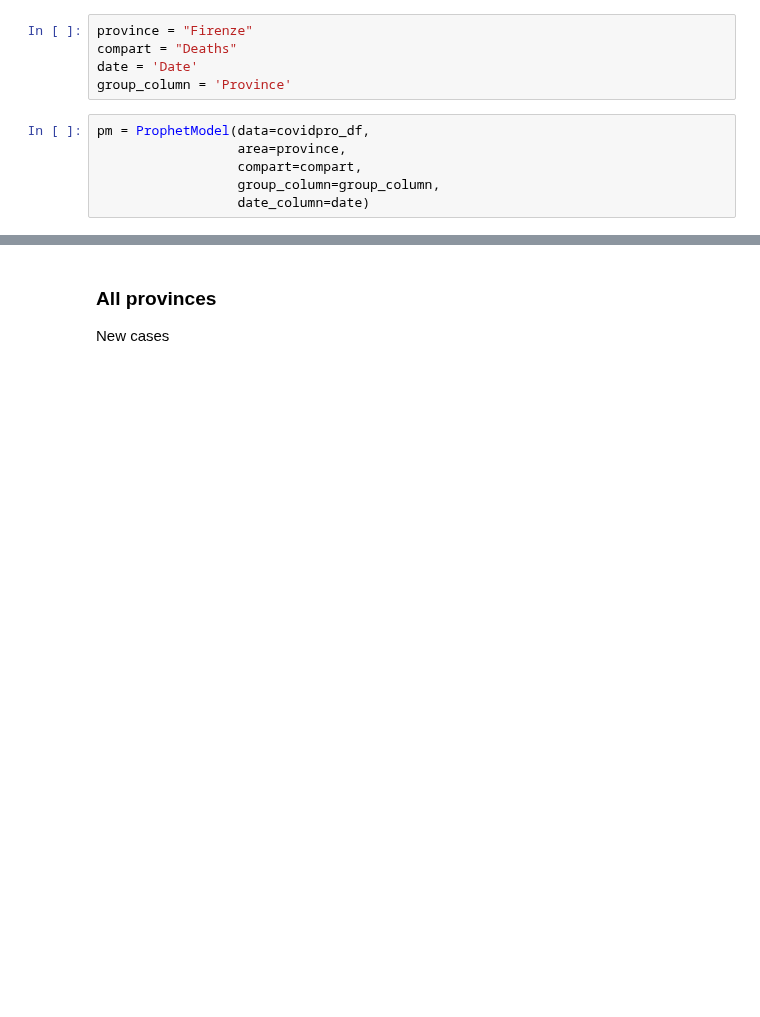
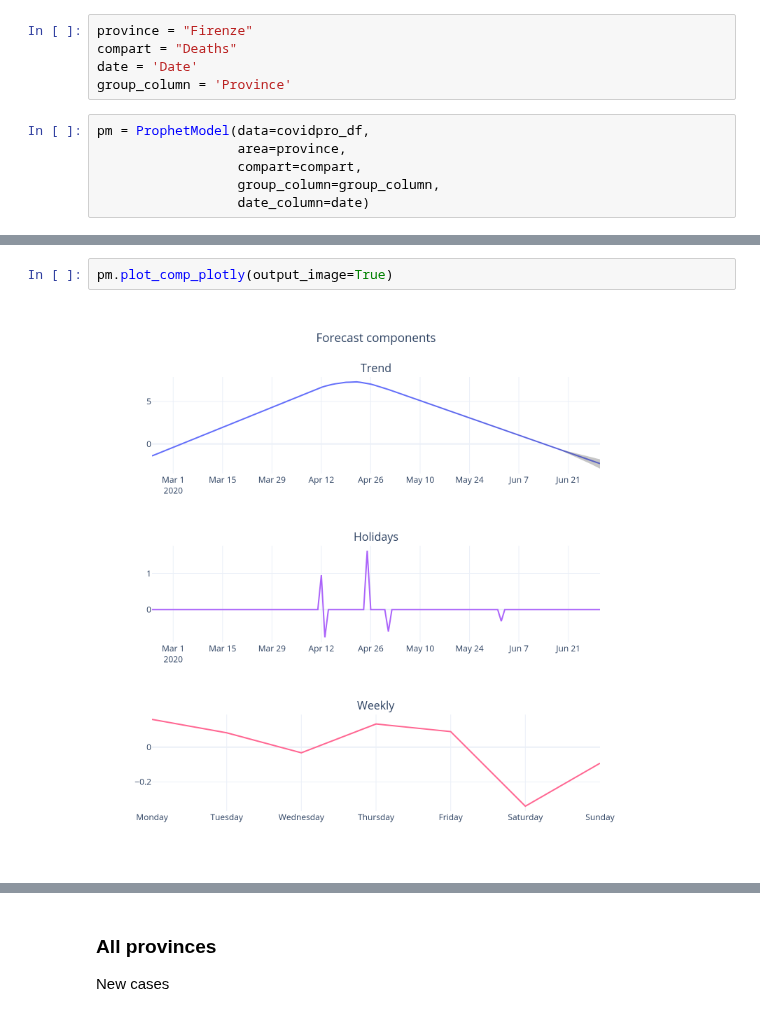
Before and after one commit to nicoloverardo/master-degree-thesis, a Jupyter notebook: notebooks/04-tsprophet.ipynb, the cells around one changed output, grey strips where cells are left out. Drawn from its saved outputs; the diff is of its cells as text; blank space fills up the shorter version.

```diff
--- a/notebooks/04-tsprophet.ipynb
+++ b/notebooks/04-tsprophet.ipynb
@@ -116,3 +183,7 @@ pm.plot_comp()
+# %%
+pm.plot_comp_plotly(output_image=True)
+# %% [output]
+[figure, added]
 # %%
 pm.print_metrics()
 # %% [output]
```
Also changed, not shown: parts of 69 cells of this notebook, 1 other file.
